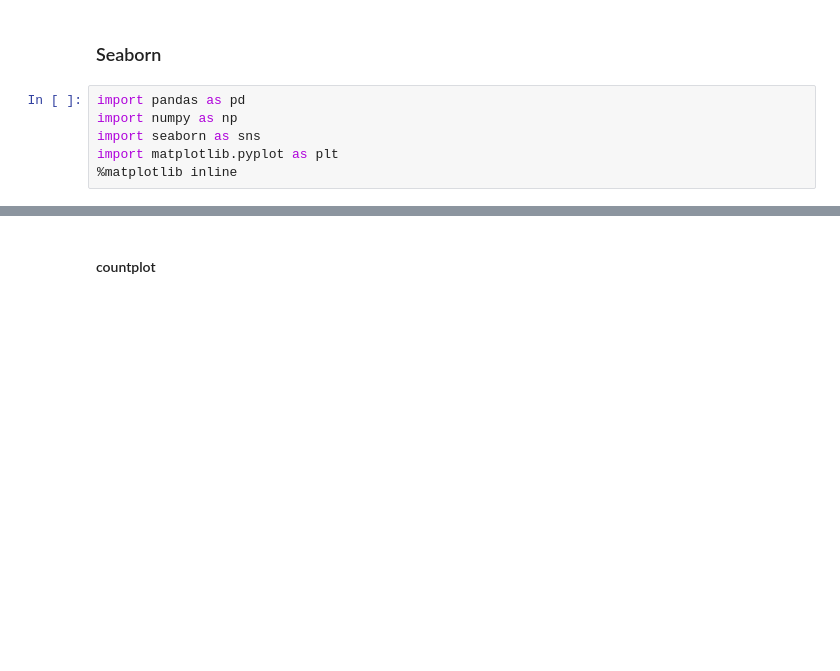
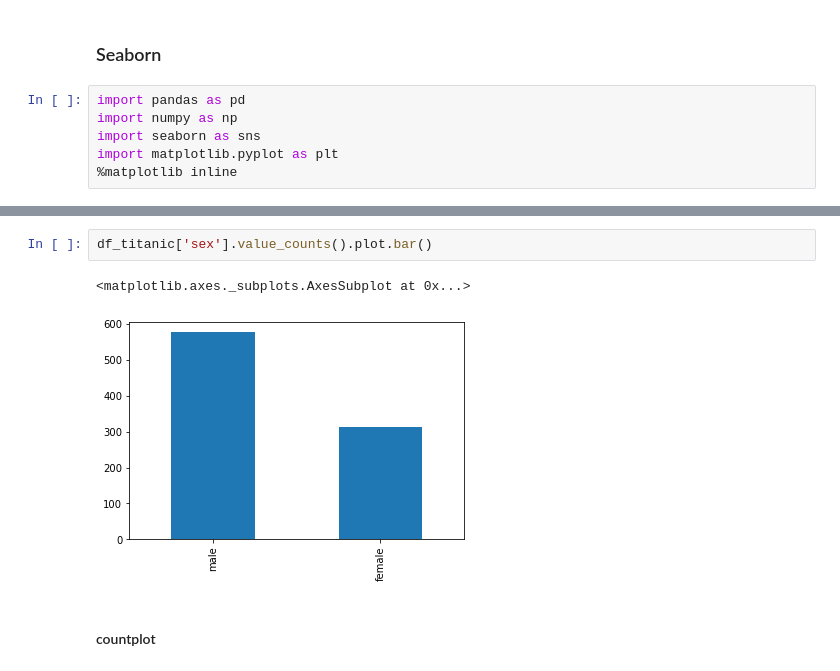
Before and after one commit to gustavolasmar/DS-Stone, a Jupyter notebook: notebooks/Aula 5 - Visualização de Dados II.ipynb, the cells around one changed output, grey strips where cells are left out. Saved outputs shown, nothing was run; the diff lists cells and outputs as text; blank space fills up the shorter version.

```diff
--- a/notebooks/Aula 5 - Visualização de Dados II.ipynb
+++ b/notebooks/Aula 5 - Visualização de Dados II.ipynb
@@ -14,3 +47,8 @@ df_titanic.head()
+# %%
+df_titanic['sex'].value_counts().plot.bar()
+# %% [output]
+<matplotlib.axes._subplots.AxesSubplot at 0x...>
+[figure, added]
 # %% [markdown]
 #### countplot
 # %%
```
Also changed, not shown: parts of 51 cells of this notebook.
